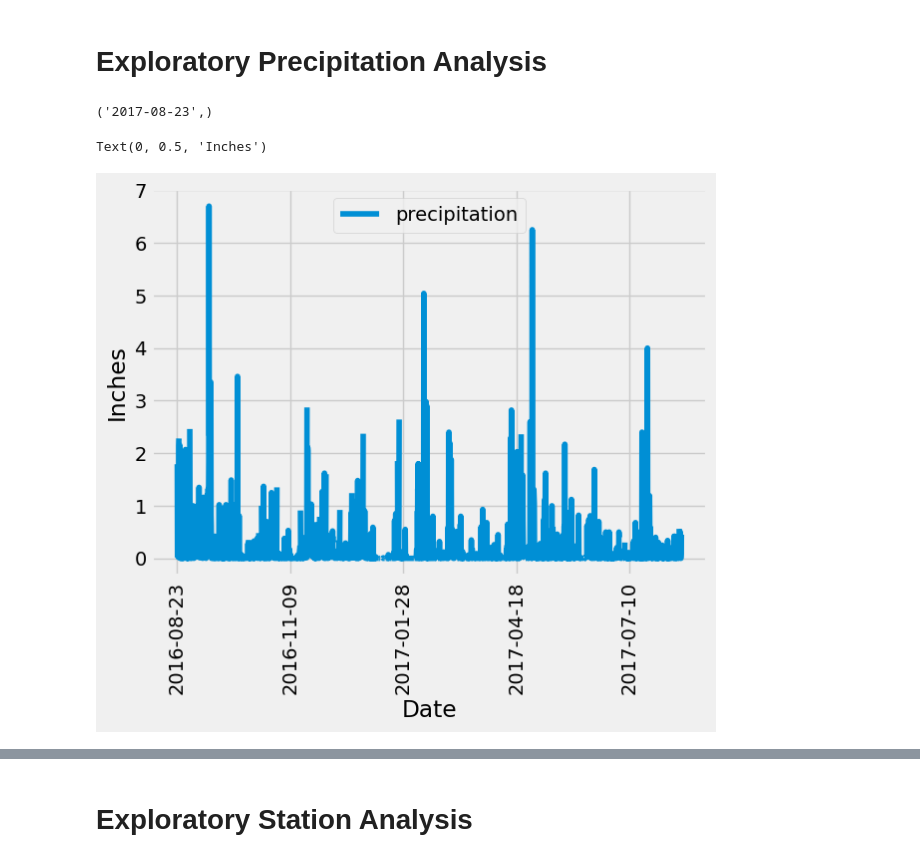
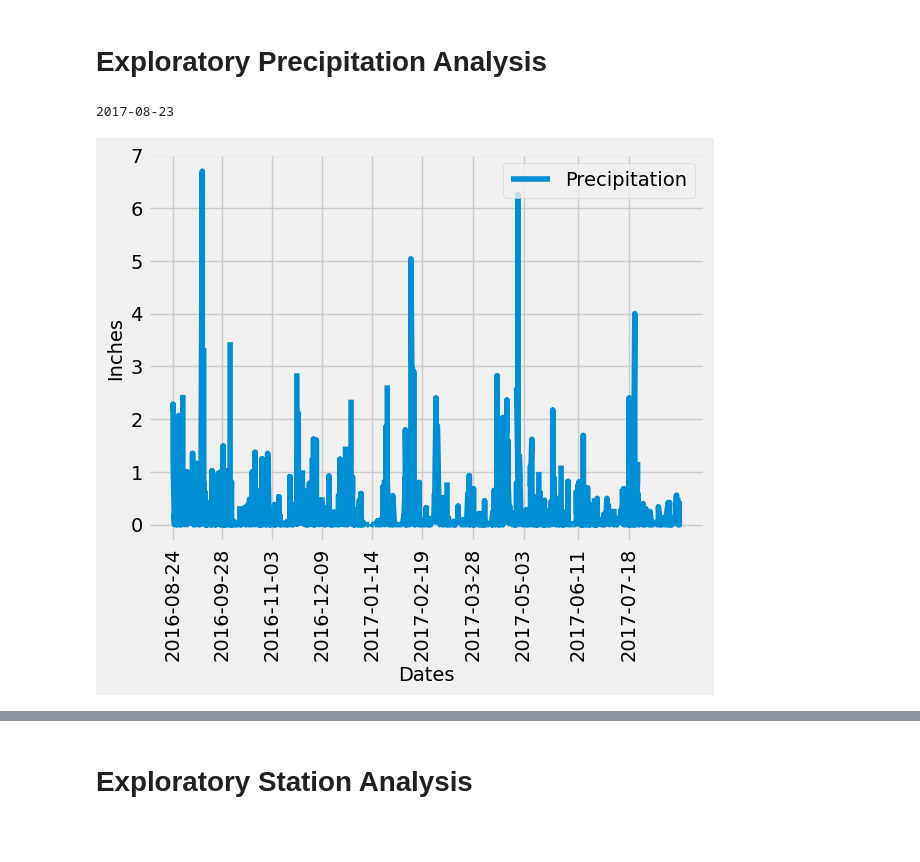
Before and after one commit to MisterDinu/sqlalchemy-challenge, a Jupyter notebook: SurfsUp/climate_starter.ipynb, the cells around one changed output, grey strips where cells are left out. Saved outputs shown, nothing was run; the diff lists cells and outputs as text; code cells hidden in the pictures; blank space fills up the shorter version.

```diff
--- a/SurfsUp/climate_starter.ipynb
+++ b/SurfsUp/climate_starter.ipynb
@@ -38,0 +33,14 @@ OperationalError: (sqlite3.OperationalError) no such table: measurements
+# %%
+# reflect the tables
+station = Base.classes.station
+measurement = Base.classes.measurement
+Session = sessionmaker(bind=engine)
+session = Session()
+stations = session.query(station).all()
+measures = session.query(measurement).all()
+
+for station in stations:
+    print(station.station,station.name,station.latitude,station.longitude,station.elevation)
+
+for measure in measures:
+    print(measure.station,measure.date,measure.prcp,measure.tobs)
@@ -48,25 +75,50 @@ OperationalError: (sqlite3.OperationalError) no such table: measurements
 # Exploratory Precipitation Analysis
 # %%
 # Find the most recent date in the data set.
+latest_date = max(measure.date for measure in measures)
+print(latest_date)
 # %% [output]
-('2017-08-23',)
+2017-08-23
+# %%
+latest_date = datetime.strptime(latest_date, '%Y-%m-%d')
 # %%
 # Design a query to retrieve the last 12 months of precipitation data and plot the results.
 # Starting from the most recent data point in the database.
 
 # Calculate the date one year from the last date in data set.
+start_date = latest_date - timedelta(days=365)
 
 
 # Perform a query to retrieve the data and precipitation scores
-
+prcp_last_year = session.query(measurement).filter(measurement.date >= start_date)
 
 # Save the query results as a Pandas DataFrame. Explicitly set the column names
+measure_table = []
 
+for row in prcp_last_year:
+    rows = {
+        "Station":row.station,
+        "Date":row.date,
+        "Precipitation":row.prcp,
+        "Tobs":row.tobs
+    }
+    measure_table.append(rows)
+
+# pprint(measure_table)
+
+measure_df = pd.DataFrame(measure_table)
 
 # Sort the dataframe by date
-
+measure_df_sorted = measure_df.sort_values(by=['Date'], ascending=True)
+measure_df_sorted
 
 # Use Pandas Plotting with Matplotlib to plot the data
+plt.plot(measure_df_sorted["Date"], measure_df_sorted["Precipitation"])
+plt.xlabel("Dates")
+plt.ylabel("Inches")
+plt.legend(labels=["Precipitation"], loc="upper right")
+x_ticks = measure_df_sorted["Date"]
+plt.xticks(x_ticks[::227], rotation = 90)
+plt.show()
 # %% [output]
-Text(0, 0.5, 'Inches')
-[figure, old version]
+[figure, new version]
```
Also changed, not shown: parts of 17 cells of this notebook.
